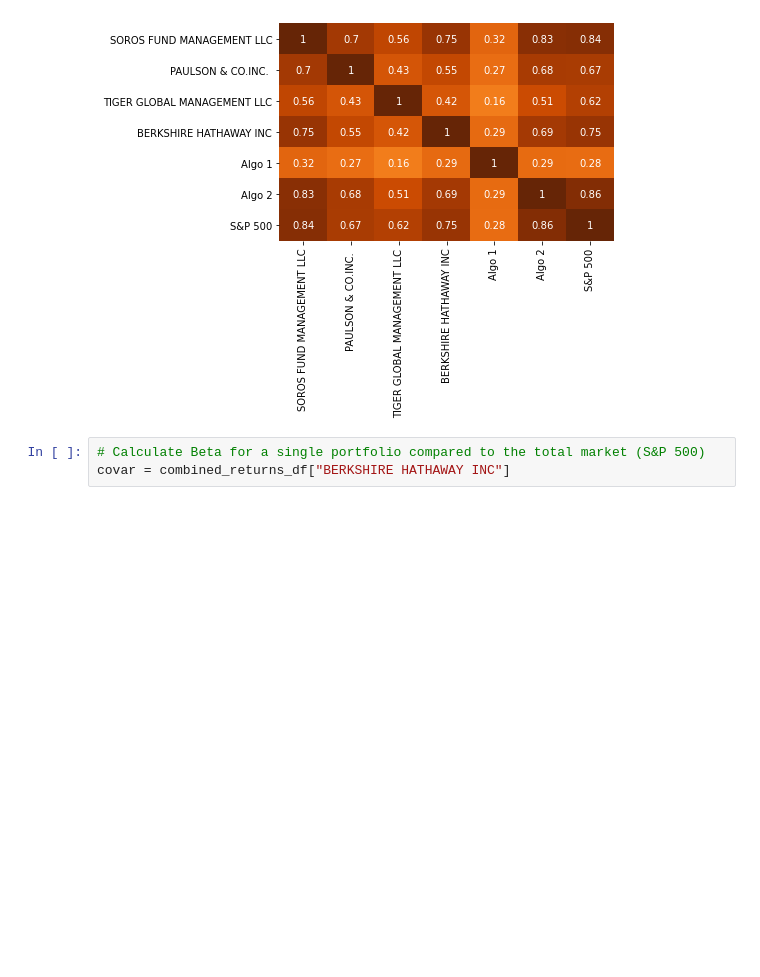
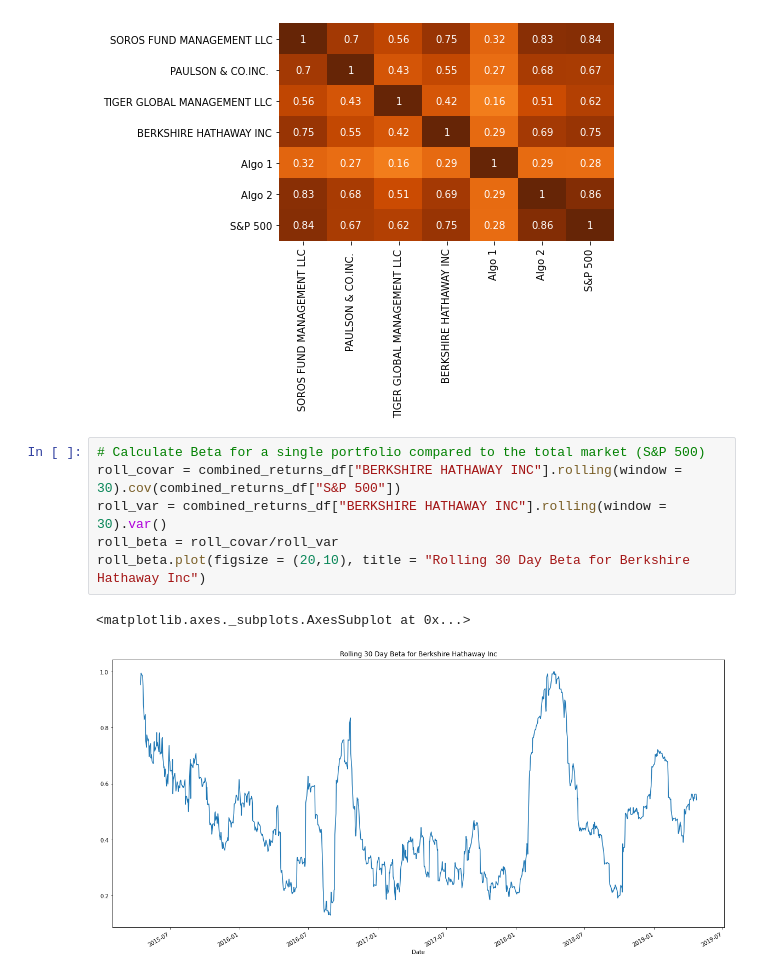
Before and after one commit to ameghani10/Whale_Analysis, a Jupyter notebook: whale_analysis.ipynb, the cells around one changed output. Drawn from its saved outputs; the diff is of its cells as text; blank space fills up the shorter version.

```diff
--- a/whale_analysis.ipynb
+++ b/whale_analysis.ipynb
@@ -254,4 +256,10 @@ sns.heatmap(corr_combined_returns, vmin = -1, vmax = 1, annot = True, cmap = "Yl
 [figure]
 # %%
 # Calculate Beta for a single portfolio compared to the total market (S&P 500)
-covar = combined_returns_df["BERKSHIRE HATHAWAY INC"]
+roll_covar = combined_returns_df["BERKSHIRE HATHAWAY INC"].rolling(window = 30).cov(combined_returns_df["S&P 500"])
+roll_var = combined_returns_df["BERKSHIRE HATHAWAY INC"].rolling(window = 30).var()
+roll_beta = roll_covar/roll_var
+roll_beta.plot(figsize = (20,10), title = "Rolling 30 Day Beta for Berkshire Hathaway Inc")
+# %% [output]
+<matplotlib.axes._subplots.AxesSubplot at 0x...>
+[figure, added]
```
Also changed, not shown: parts of 6 cells of this notebook.
